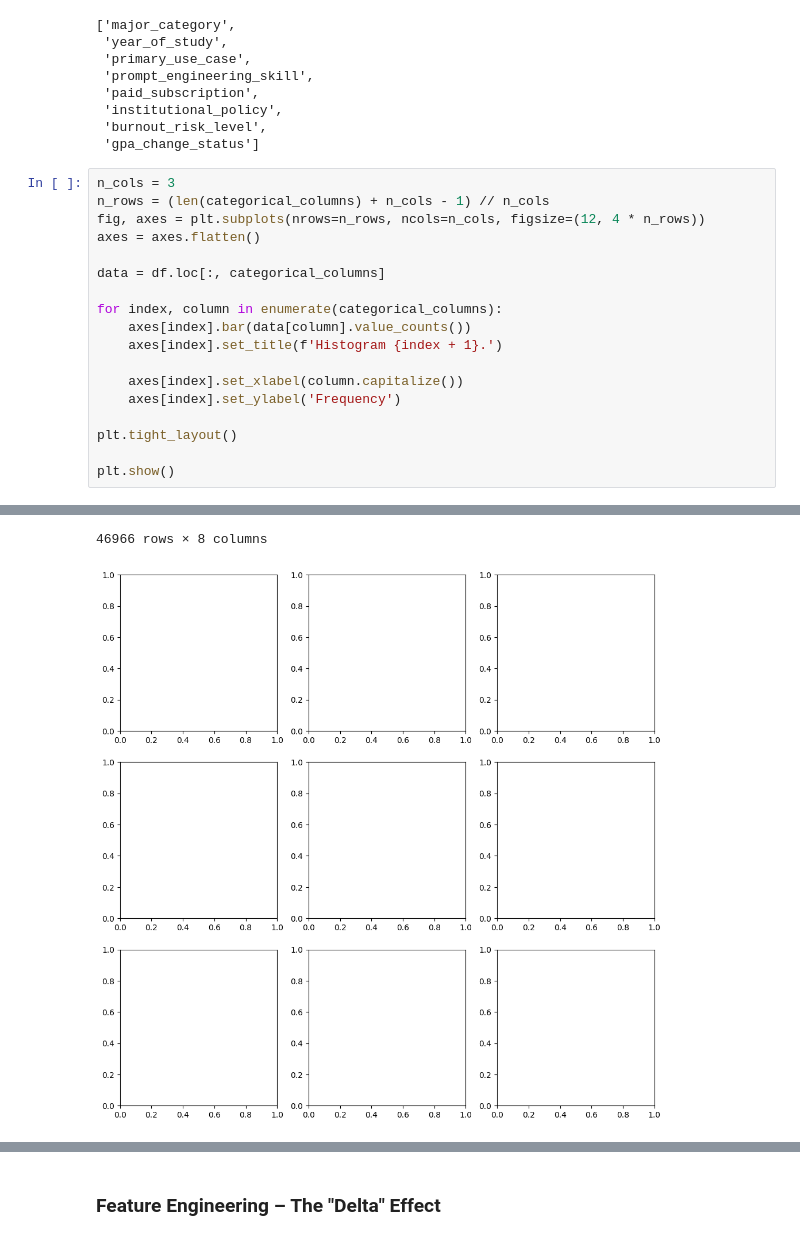
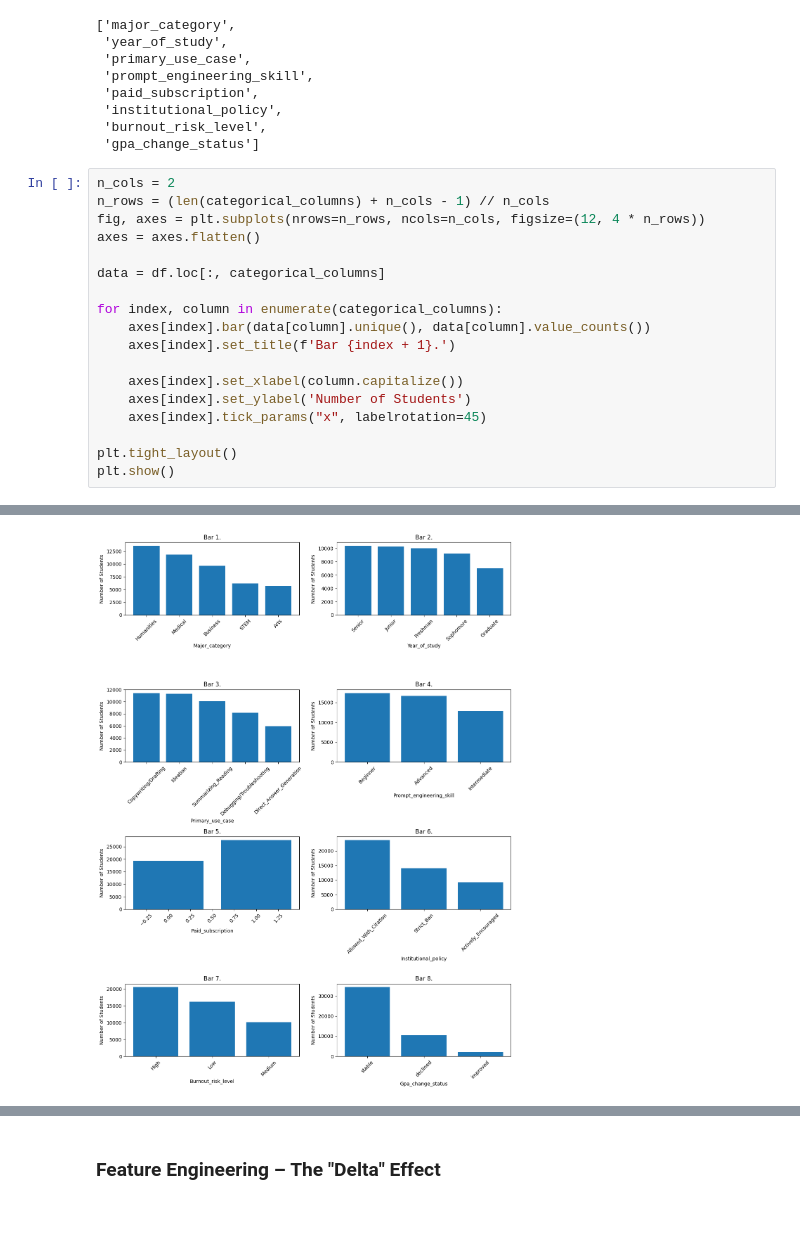
Before and after one commit to smartestnerdfromtown/Data-Science-Projects, a Jupyter notebook: Impact of AI on Students/analysis.ipynb, the cells around one changed output, grey strips where cells are left out. Cells and saved outputs as stored; diff of their text form.

```diff
--- a/Impact of AI on Students/analysis.ipynb
+++ b/Impact of AI on Students/analysis.ipynb
@@ -245,7 +251,7 @@ categorical_columns
  'burnout_risk_level',
  'gpa_change_status']
 # %%
-n_cols = 3
+n_cols = 2
 n_rows = (len(categorical_columns) + n_cols - 1) // n_cols
 fig, axes = plt.subplots(nrows=n_rows, ncols=n_cols, figsize=(12, 4 * n_rows))
 axes = axes.flatten()
@@ -253,13 +259,13 @@ axes = axes.flatten()
 data = df.loc[:, categorical_columns]
 
 for index, column in enumerate(categorical_columns):
-    axes[index].bar(data[column].value_counts())
-    axes[index].set_title(f'Histogram {index + 1}.')
+    axes[index].bar(data[column].unique(), data[column].value_counts())
+    axes[index].set_title(f'Bar {index + 1}.')
 
     axes[index].set_xlabel(column.capitalize())
-    axes[index].set_ylabel('Frequency')
+    axes[index].set_ylabel('Number of Students')
+    axes[index].tick_params("x", labelrotation=45)
 
 plt.tight_layout()
-
 plt.show()
 # %% [output]
@@ -278,2 +272 @@ plt.show()
-46966 rows × 8 columns
-[figure, old version]
+[figure, new version]
```
Also changed, not shown: parts of 11 cells of this notebook.
